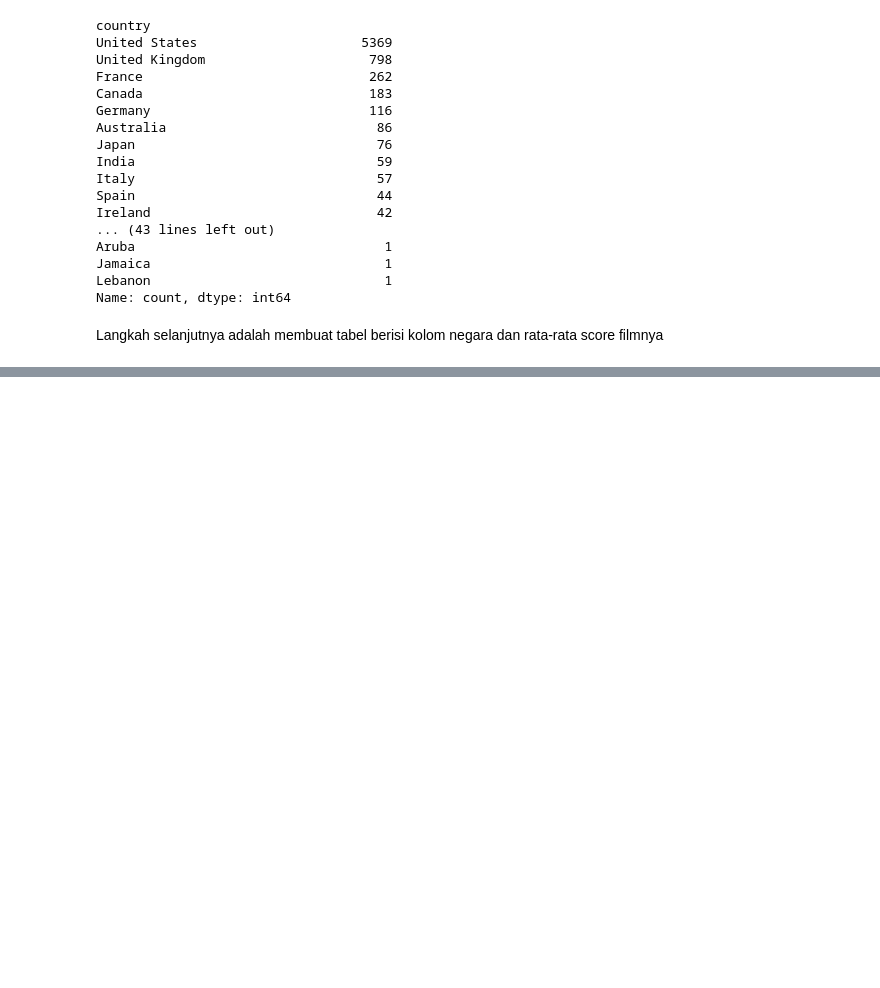
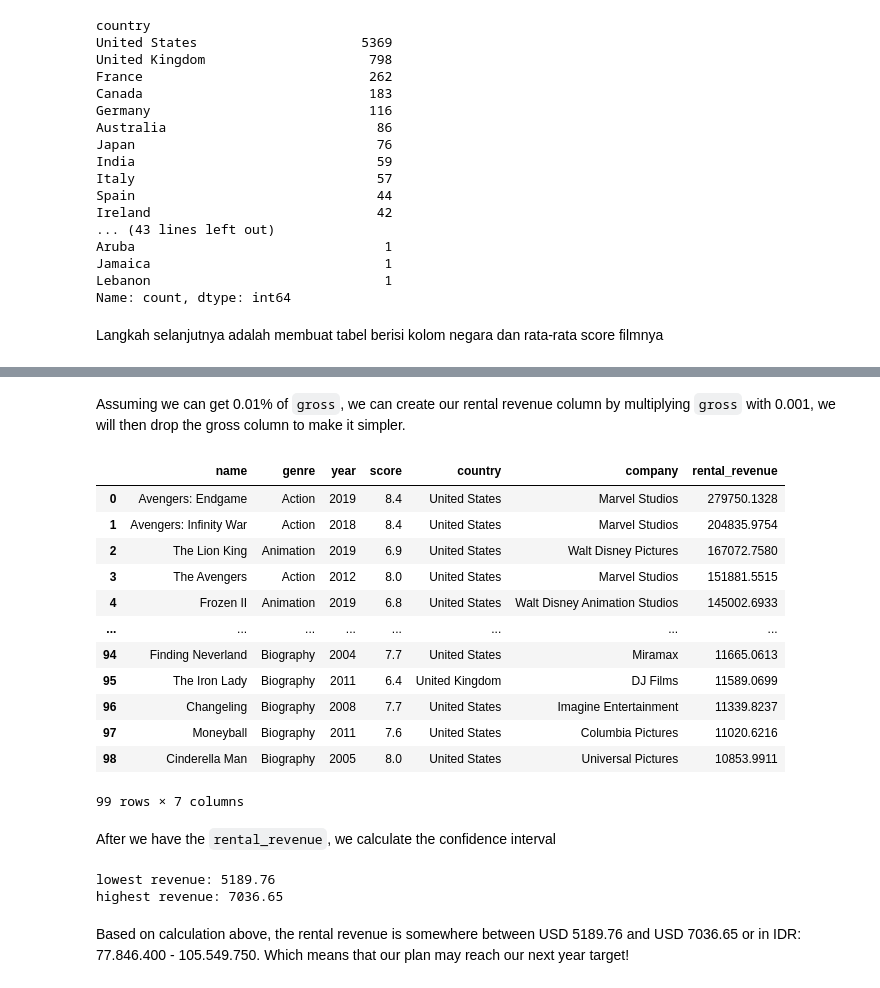
Before and after one commit to septyoa/MovieAnalysis, a Jupyter notebook: Movie Analysis.ipynb, the cells around one changed output, grey strips where cells are left out. Saved outputs shown, nothing was run; the diff lists cells and outputs as text; code cells hidden in the pictures; blank space fills up the shorter version.

```diff
--- a/Movie Analysis.ipynb
+++ b/Movie Analysis.ipynb
@@ -664,0 +640,37 @@ Dari seluruh analisa data yang diambil maka dapat disimpulkan bahwa pada 2025, l
+# %% [markdown]
+Assuming we can get 0.01% of `gross`, we can create our rental revenue column by multiplying `gross` with 0.001, we will then drop the gross column to make it simpler.
+# %%
+top_combined['rental_revenue'] = top_combined['gross'] * 0.0001
+top_combined = top_combined.drop(columns='gross')
+top_combined = top_combined.sort_values(by='rental_revenue', ascending=False).reset_index(drop=True)
+top_combined
+# %% [output]
+|  | name | genre | year | score | country | company | rental_revenue |
+| 0 | Avengers: Endgame | Action | 2019 | 8.4 | United States | Marvel Studios | 279750.1328 |
+| 1 | Avengers: Infinity War | Action | 2018 | 8.4 | United States | Marvel Studios | 204835.9754 |
+| 2 | The Lion King | Animation | 2019 | 6.9 | United States | Walt Disney Pictures | 167072.7580 |
+| 3 | The Avengers | Action | 2012 | 8.0 | United States | Marvel Studios | 151881.5515 |
+| 4 | Frozen II | Animation | 2019 | 6.8 | United States | Walt Disney Animation Studios | 145002.6933 |
+| ... | ... | ... | ... | ... | ... | ... | ... |
+| 94 | Finding Neverland | Biography | 2004 | 7.7 | United States | Miramax | 11665.0613 |
+| 95 | The Iron Lady | Biography | 2011 | 6.4 | United Kingdom | DJ Films | 11589.0699 |
+| 96 | Changeling | Biography | 2008 | 7.7 | United States | Imagine Entertainment | 11339.8237 |
+| 97 | Moneyball | Biography | 2011 | 7.6 | United States | Columbia Pictures | 11020.6216 |
+| 98 | Cinderella Man | Biography | 2005 | 8.0 | United States | Universal Pictures | 10853.9911 |
+99 rows × 7 columns
+# %% [markdown]
+After we have the `rental_revenue`, we calculate the confidence interval
+# %%
+# Calculating Confidence Interval
+std = top_combined['rental_revenue'].std()
+N = len(top_combined)
+
+low, up = stats.norm.interval(0.95,loc=top_combined['rental_revenue'].mean(), scale = std/np.sqrt(N))
+
+print (f'lowest revenue: {(low/10):.2f}')
+print (f'highest revenue: {(up/10):.2f}')
+# %% [output]
+lowest revenue: 5189.76
+highest revenue: 7036.65
+# %% [markdown]
+Based on calculation above, the rental revenue is somewhere between USD 5189.76 and USD 7036.65 or in IDR: 77.846.400 - 105.549.750. Which means that our plan may reach our next year target!
```
Also changed, not shown: parts of 123 cells of this notebook, 2 other files.
